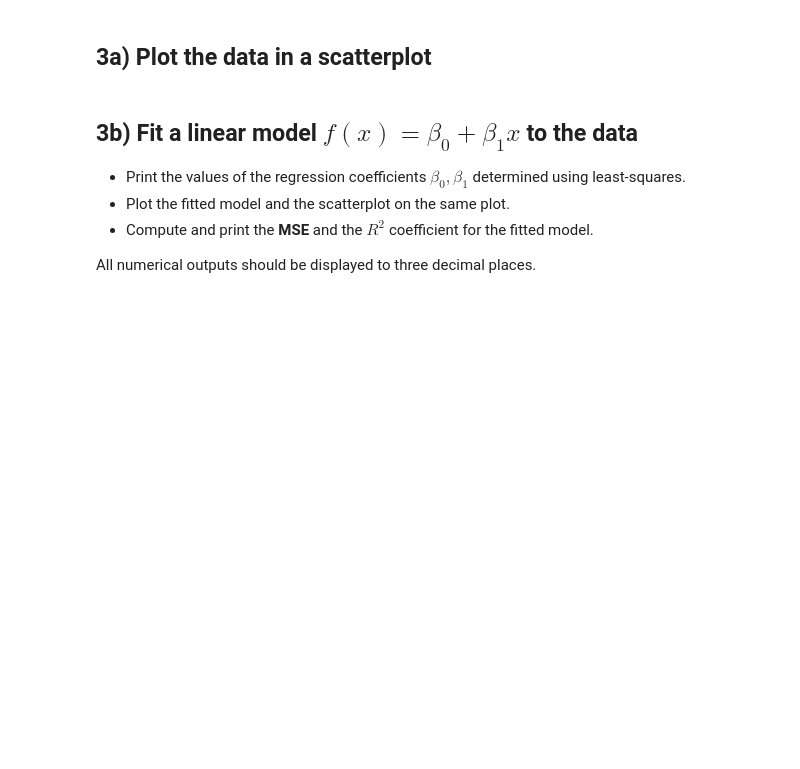
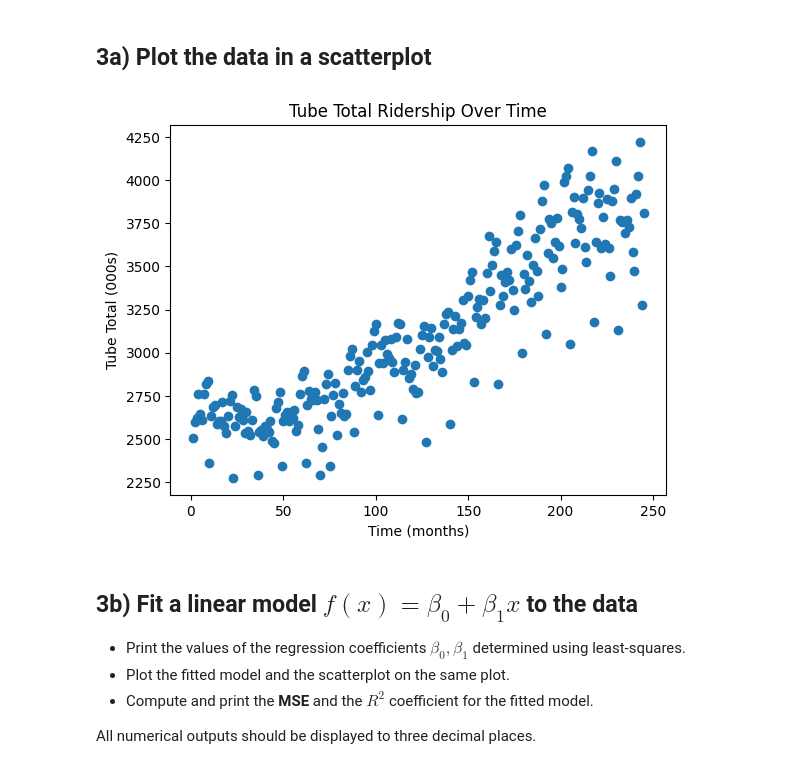
Before and after one commit to Josh-w-Harrison/Data-Science-Coursework, a Jupyter notebook: Exercises/03 Exercise Notebook 3.ipynb, the cells around one changed output. Drawn from its saved outputs; the diff is of its cells as text; code cells hidden in the pictures; blank space fills up the shorter version.

```diff
--- a/Exercises/03 Exercise Notebook 3.ipynb
+++ b/Exercises/03 Exercise Notebook 3.ipynb
@@ -59,3 +57,13 @@ We now have a time series consisting of points $(x_i,y_i)$, for $i = 1, \ldots,
+# %%
+#Your code for scatterplot here
+
+plt.scatter(xvals, yvals)
+plt.xlabel('Time (months)')
+plt.ylabel('Tube Total (000s)')
+plt.title('Tube Total Ridership Over Time')
+plt.show()
+# %% [output]
+[figure, added]
 # %% [markdown]
 ## 3b) Fit a linear model $f(x) = \beta_0 + \beta_1 x$ to the data
 
```
Also changed, not shown: parts of 15 cells of this notebook, 5 other files.
